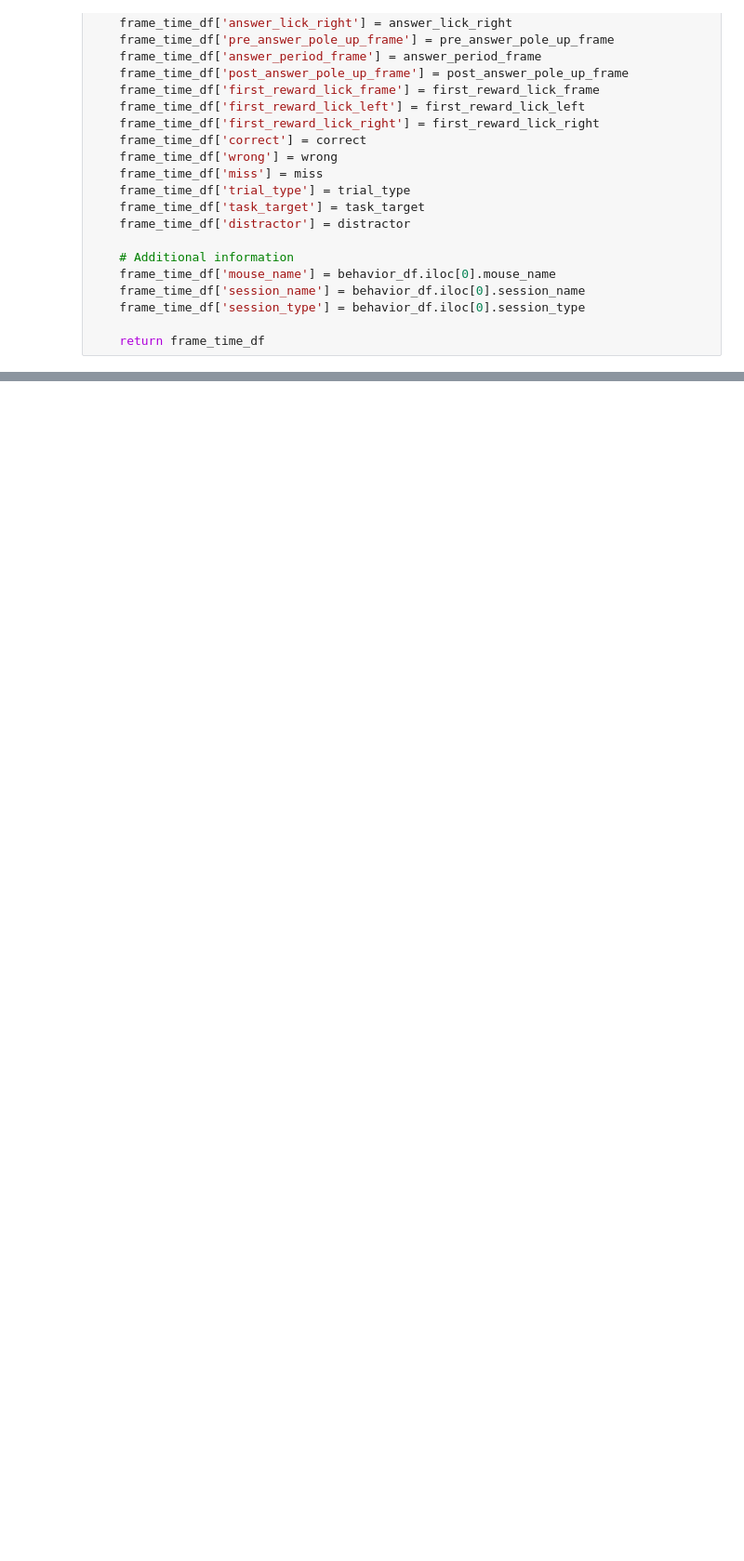
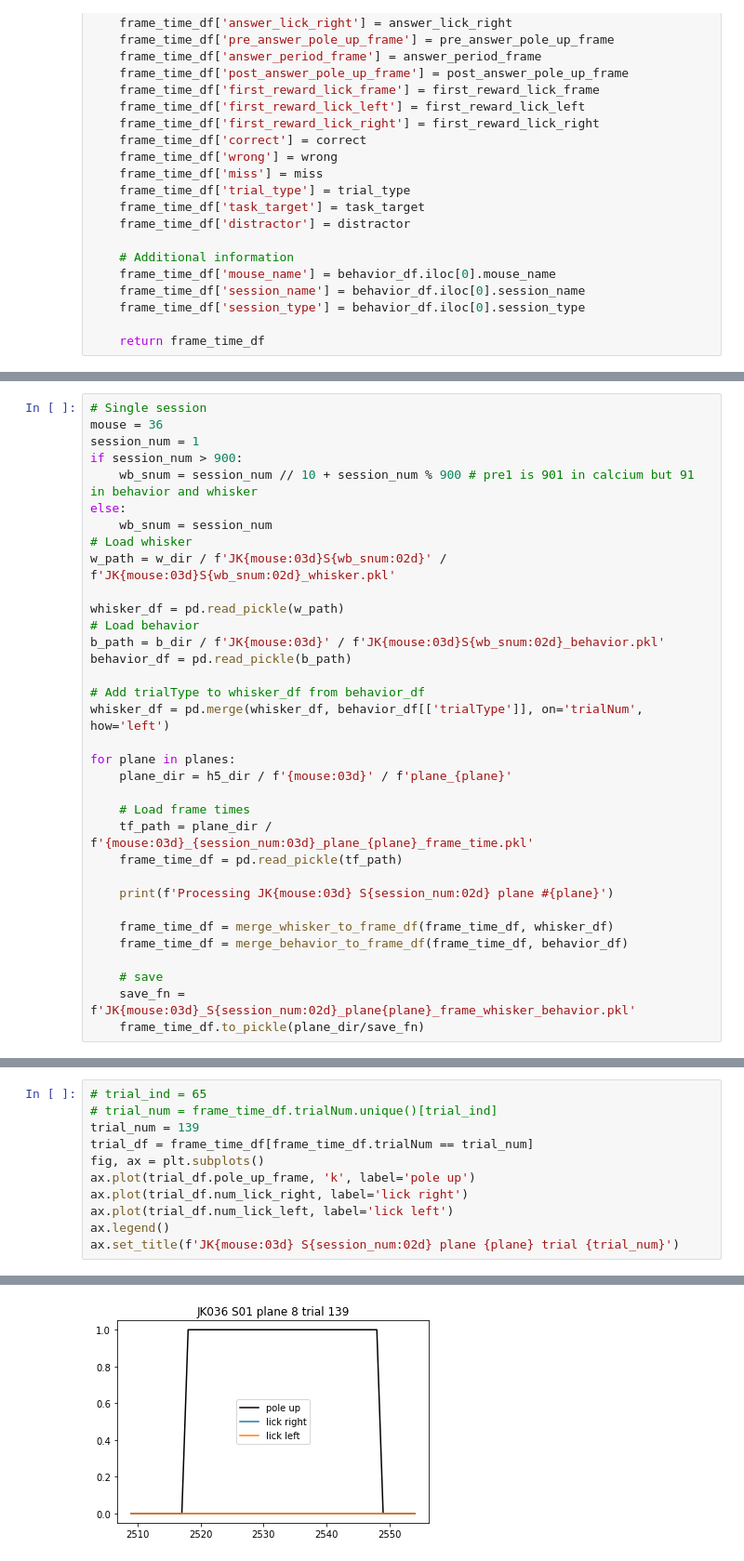
Before and after one commit to jkim0731/Neural-stretching-in-vS1, a Jupyter notebook: 230106_build_dataset_organized.ipynb, the cells around one changed output, grey strips where cells are left out. Shown at 93% size. Cells and saved outputs as stored; diff of their text form; blank space fills up the shorter version.

```diff
--- a/230106_build_dataset_organized.ipynb
+++ b/230106_build_dataset_organized.ipynb
@@ -711,0 +766,34 @@ False
+# %%
+# Single session
+mouse = 36
+session_num = 1
+if session_num > 900:
+    wb_snum = session_num // 10 + session_num % 900 # pre1 is 901 in calcium but 91 in behavior and whisker
+else:
+    wb_snum = session_num
+# Load whisker
+w_path = w_dir / f'JK{mouse:03d}S{wb_snum:02d}' / f'JK{mouse:03d}S{wb_snum:02d}_whisker.pkl'
+
+whisker_df = pd.read_pickle(w_path)
+# Load behavior
+b_path = b_dir / f'JK{mouse:03d}' / f'JK{mouse:03d}S{wb_snum:02d}_behavior.pkl'
+behavior_df = pd.read_pickle(b_path)
+
+# Add trialType to whisker_df from behavior_df
+whisker_df = pd.merge(whisker_df, behavior_df[['trialType']], on='trialNum', how='left')
+
+for plane in planes:
+    plane_dir = h5_dir / f'{mouse:03d}' / f'plane_{plane}'
+
+    # Load frame times
+    tf_path = plane_dir / f'{mouse:03d}_{session_num:03d}_plane_{plane}_frame_time.pkl'
+    frame_time_df = pd.read_pickle(tf_path)
+
+    print(f'Processing JK{mouse:03d} S{session_num:02d} plane #{plane}')
+
+    frame_time_df = merge_whisker_to_frame_df(frame_time_df, whisker_df)
+    frame_time_df = merge_behavior_to_frame_df(frame_time_df, behavior_df)
+
+    # save
+    save_fn = f'JK{mouse:03d}_S{session_num:02d}_plane{plane}_frame_whisker_behavior.pkl'
+    frame_time_df.to_pickle(plane_dir/save_fn)
@@ -711,0 +811,12 @@ False
+# %%
+# trial_ind = 65
+# trial_num = frame_time_df.trialNum.unique()[trial_ind]
+trial_num = 139
+trial_df = frame_time_df[frame_time_df.trialNum == trial_num]
+fig, ax = plt.subplots()
+ax.plot(trial_df.pole_up_frame, 'k', label='pole up')
+ax.plot(trial_df.num_lick_right, label='lick right')
+ax.plot(trial_df.num_lick_left, label='lick left')
+ax.legend()
+ax.set_title(f'JK{mouse:03d} S{session_num:02d} plane {plane} trial {trial_num}')
+# %% [output]
@@ -711,0 +824 @@ False
+[figure, added]
```
Also changed, not shown: parts of 14 cells of this notebook, 3 other files.
